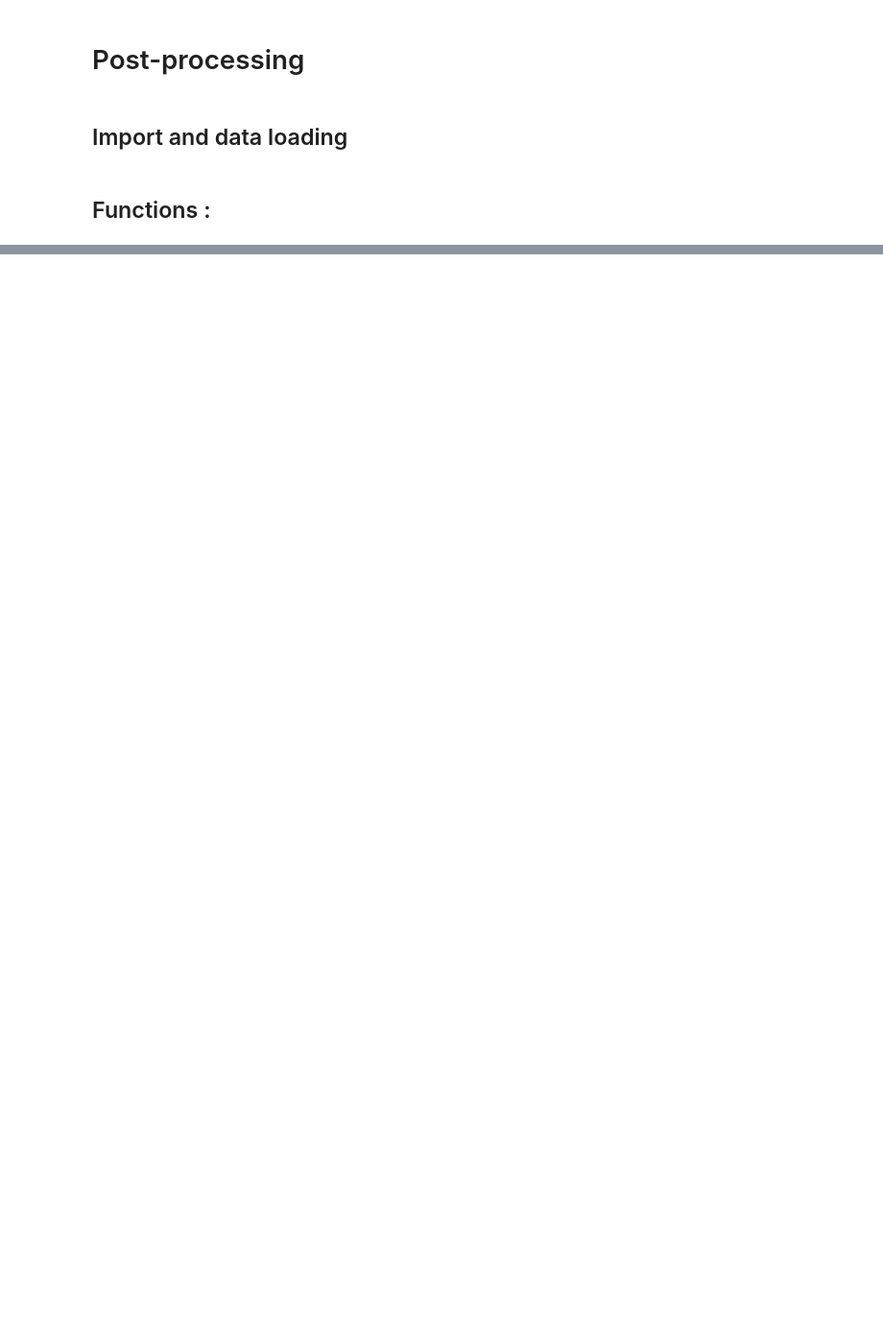
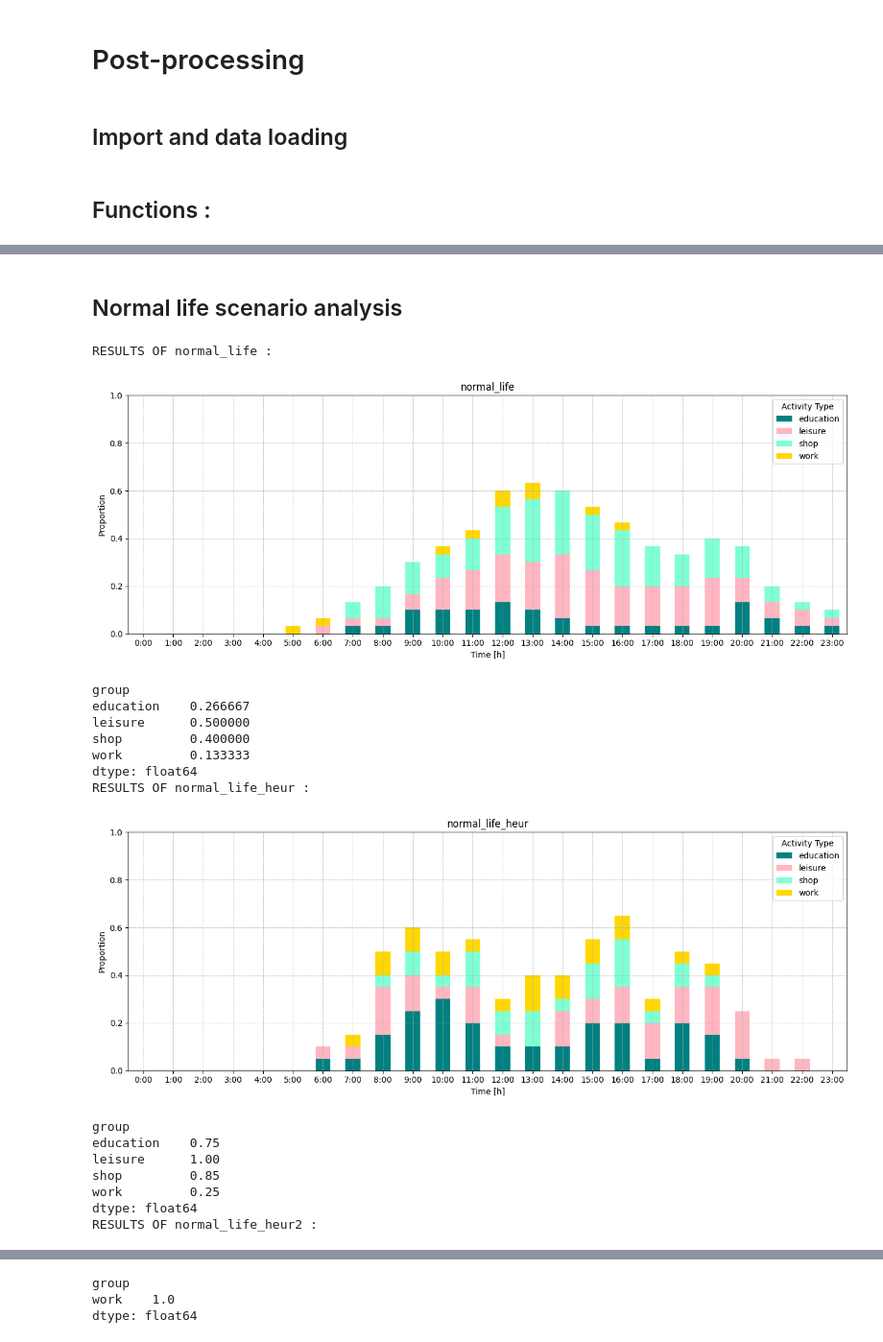
Before and after one commit to phellich/scheduling, a Jupyter notebook: Post-processing.ipynb, the cells around one changed output, grey strips where cells are left out. Shown at 96% size. Cells and saved outputs as stored; diff of their text form; code cells hidden in the pictures; blank space fills up the shorter version.

```diff
--- a/Post-processing.ipynb
+++ b/Post-processing.ipynb
@@ -169,7 +169,7 @@ def json_to_flat_dataframe(json_path):
     return flat_data
 # %%
 def minutes_to_time2(minute_value):
-    total_minutes = minute_value * 5
+    total_minutes = minute_value * TIME_INTERVAL
     hours, minutes = divmod(total_minutes, 60)
     if hours >= 24:
         hours = hours % 24
@@ -340,7 +337,0 @@ def calculate_activity_proportions(df, col_type_name, p=False):
-# %%
-SCENARIO = "normal_life"
-path_to_json_file = f"Data/Generated/{SCENARIO}.json"
-results = json_to_flat_dataframe(path_to_json_file)
-results_clean = process_schedules_json(results)
-# print(set(df['id']))
-# df.head()
@@ -386,0 +338,68 @@ TypeError: 'float' object cannot be interpreted as an integer
+# %% [markdown]
+## Normal life scenario analysis
+# %%
+def process_scenario_json(scenario):
+    path_to_json_file = f"Data/Generated/{scenario}.json"
+    results = json_to_flat_dataframe(path_to_json_file)
+    results_clean = process_schedules_json(results)
+    return results_clean
+
+def compare_scenario(scenarios, print_table = False, plot_schedule=False, n_ind = 0, plot_distribution = False, print_proportions= False, print_durations=False):
+    all_df = {}
+    for scenario in scenarios:
+
+        print(f"RESULTS OF {scenario} : ")
+        all_df[scenario] = process_scenario_json(scenario)
+        df = all_df[scenario]
+
+        for index, id in enumerate(set(df['id'])):
+            if index == n_ind:
+                break
+            if print_table:
+                print(f"\n SCHEDULE OF INDIVIDUAL {id} (n*{index}) \n")
+                print_schedule(df, id)
+            if plot_schedule:
+                plot_schedule_json(df, id, scenario)
+
+        df.loc[:, 'start_datetime'] = pd.to_datetime(
+            df['start'],
+            errors='coerce',
+            format='%H:%M:%S'
+        ).fillna(pd.Timestamp('1900-01-01 00:00:00'))
+        df.loc[:, 'end_datetime'] = pd.to_datetime(
+            df['end_time'],
+            errors='coerce',
+            format='%H:%M:%S'
+        ).fillna(pd.Timestamp('1900-01-01 23:59:00'))
+
+        if plot_distribution:
+            hour_activity_proportion = construct_observed_ToD_activity_frequency(df, 'group')
+            plot_observed_ToD_activity_frequency(hour_activity_proportion, scenario)
+
+        if print_proportions:
+            calculate_activity_proportions(df, 'group', p=True)
+        if print_durations:
+            calculate_mean_duration_hm(df, 'group', p=True)
+
+
+# scenarios = ['normal_life', 'normal_life_heur', 'normal_life_normalU', 'normal_life_normalU_heur']
+scenarios = ['normal_life', 'normal_life_heur', 'normal_life_heur2', 'normal_life_heur3']
+compare_scenario(scenarios, print_table = False, plot_schedule=False, n_ind = 0, plot_distribution = True, print_proportions= True, print_durations=False)
+# %% [output]
+RESULTS OF normal_life :
+[figure, added]
+group
+education    0.266667
+leisure      0.500000
+shop         0.400000
+work         0.133333
+dtype: float64
+RESULTS OF normal_life_heur :
+[figure, added]
+group
+education    0.75
+leisure      1.00
+shop         0.85
+work         0.25
+dtype: float64
+RESULTS OF normal_life_heur2 :
@@ -387,2 +415,5 @@ TypeError: 'float' object cannot be interpreted as an integer
+group
+work    1.0
+dtype: float64
 # %%
 for index, id in enumerate(set(results_clean['id'])):
```
Also changed, not shown: parts of 15 cells of this notebook, 17 other files.
